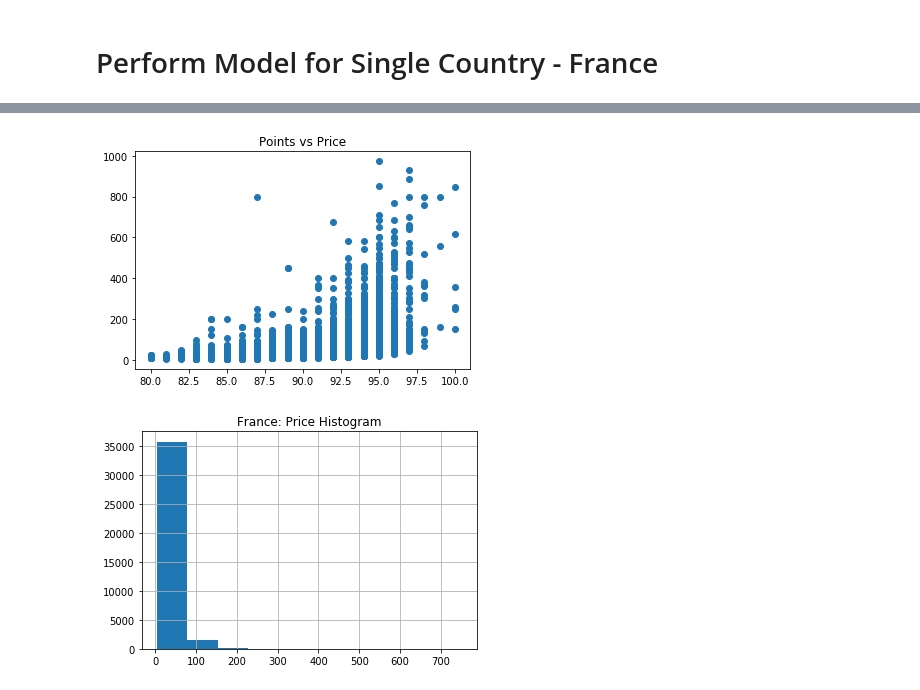
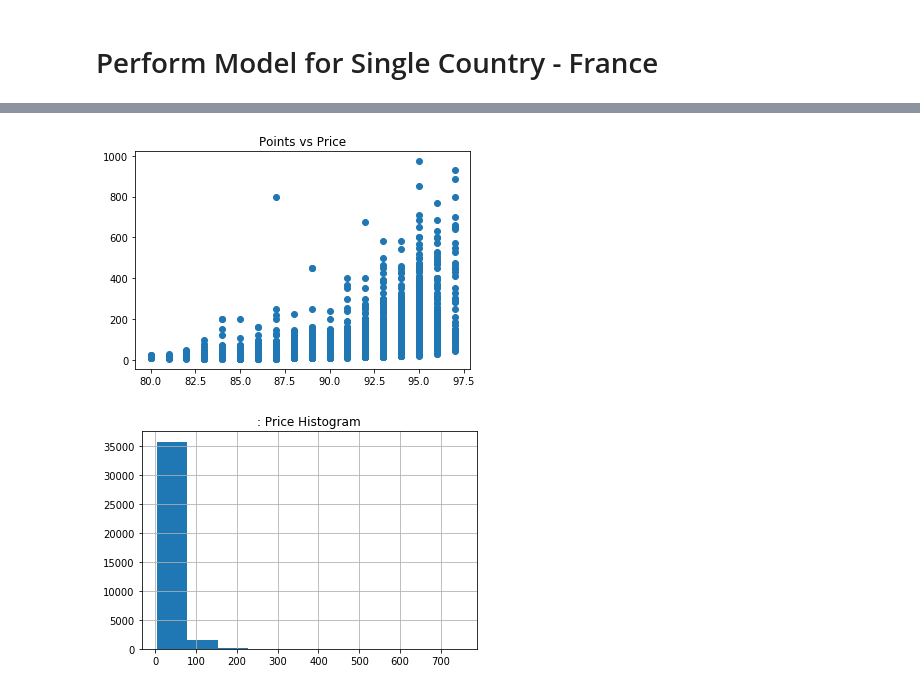
Before and after one commit to miladdavoodi9/Wine_Pricing_Model, a Jupyter notebook: ML.ipynb, the cells around one changed output, grey strips where cells are left out. Saved outputs shown, nothing was run; the diff lists cells and outputs as text; code cells hidden in the pictures.

```diff
--- a/ML.ipynb
+++ b/ML.ipynb
@@ -359,7 +391,9 @@ strong multicollinearity problems or that the design matrix is singular.
 # Perform Model for Single Country - France
 # %%
 france = df[df['top_wine_regions'] == 'France']
+france = france[france['points'] < 98]
 france = pd.get_dummies(france, columns=['taster_name'])
 
 print("Number of records?")
 print(france.points.count())
+france
@@ -366,15 +416,15 @@ print(france.points.count())
 # %%
 #Plot points and price for US data
 plt.scatter(france['points'], france['price'])
 plt.title("Points vs Price")
 plt.show()
 
 us.price.hist()
-plt.title('France: Price Histogram')
+plt.title(': Price Histogram')
 plt.show()
 # %% [output]
-[figure, old version]
+[figure, new version]
-[figure, old version]
+[figure, new version]
 # %%
 #Run Box-Cox transformation with PowerTransformer
 from sklearn import preprocessing
```
Also changed, not shown: parts of 11 cells of this notebook.
